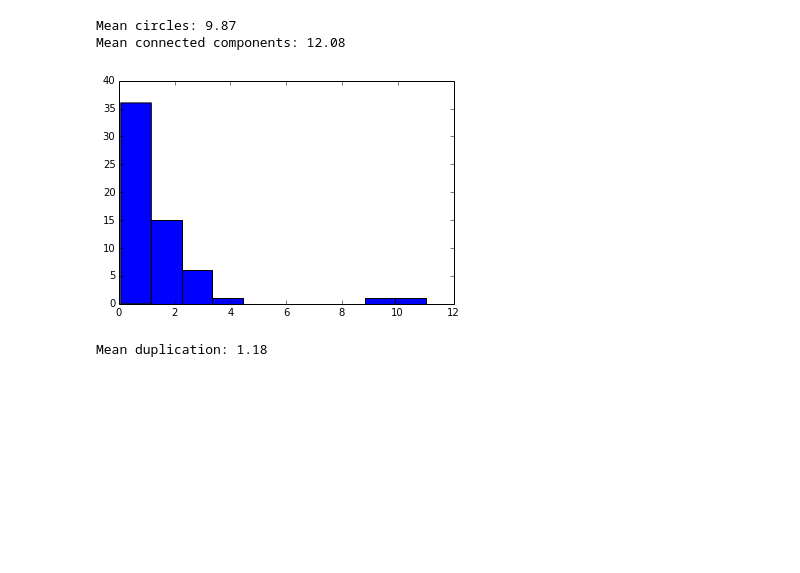
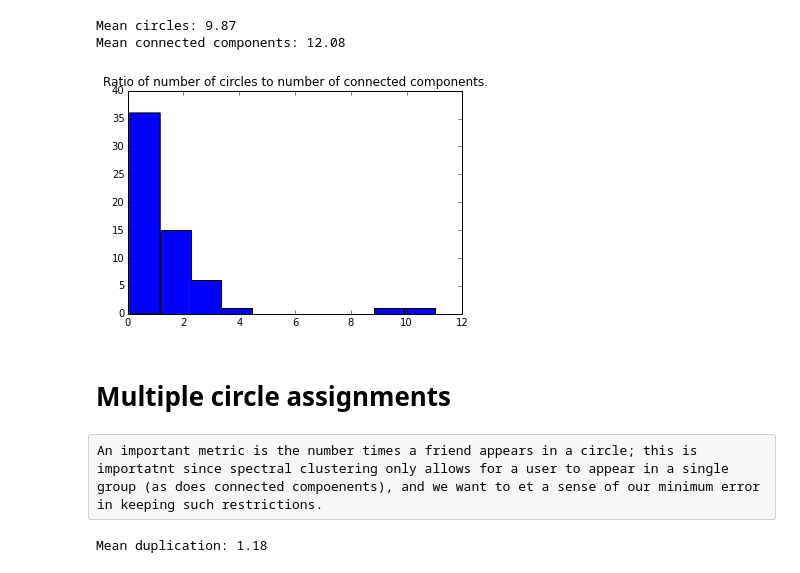
Before and after one commit to bmkessler/Kaggle_Social_Circles, a Jupyter notebook: Circle_Multiplicity.ipynb, the cells around one changed output. Saved outputs shown, nothing was run; the diff lists cells and outputs as text; code cells hidden in the pictures; blank space fills up the shorter version.

```diff
--- a/Circle_Multiplicity.ipynb
+++ b/Circle_Multiplicity.ipynb
@@ -84,9 +98,14 @@ Mean connected components: 12.08
 # %%
 circle_to_con_ratio = [y*1.0/x for (x,y) in zip(nconcomp.values(),ncircles.values())]
 hist(circle_to_con_ratio)
+title("Ratio of number of circles to number of connected components.")
 show()
 # %% [output]
-[figure, old version]
+[figure, new version]
+# %% [markdown]
+# Multiple circle assignments
+# %% [raw]
+An important metric is the number times a friend appears in a circle; this is importatnt since spectral clustering only allows for a user to appear in a single group (as does connected compoenents), and we want to et a sense of our minimum error in keeping such restrictions.
 # %%
 trainingfiles = os.listdir('./Training/')
 
```
Also changed, not shown: parts of 13 cells of this notebook, 3 other files.
